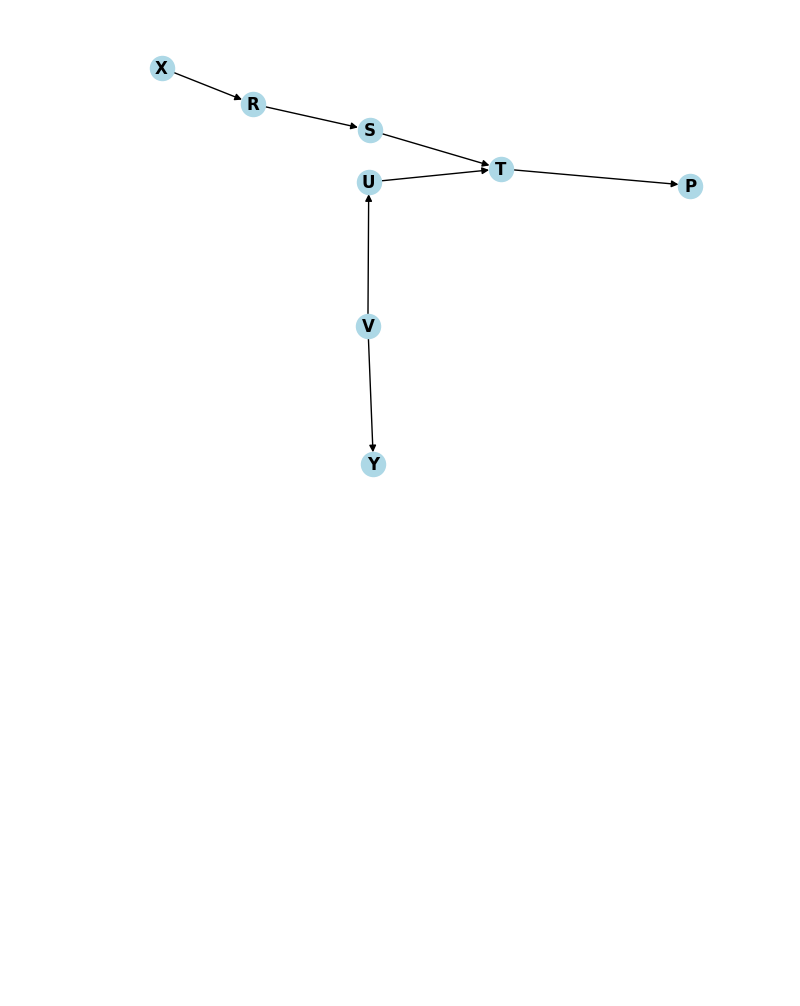
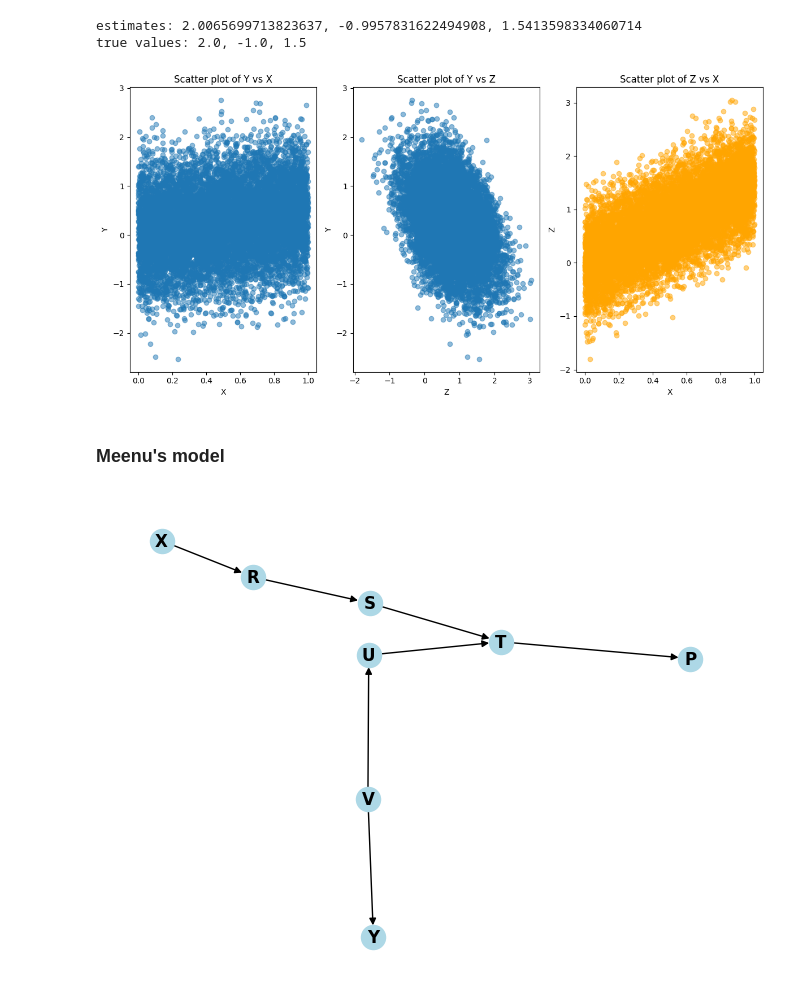
Before and after one commit to PNNL-CompBio/SERGIO, a Jupyter notebook: examples/cond_ind_test_ag.ipynb, the cells around one changed output. Saved outputs shown, nothing was run; the diff lists cells and outputs as text; code cells hidden in the pictures; blank space fills up the shorter version.

```diff
--- a/examples/cond_ind_test_ag.ipynb
+++ b/examples/cond_ind_test_ag.ipynb
@@ -7,3 +39,79 @@ import matplotlib.pyplot as plt
+# %%
+# Generate synthetic data, do linear regression, and plot it
+
+# Set a random seed for reproducibility
+np.random.seed(0)
+
+# Generate synthetic data
+n = 10000
+X = np.random.rand(n)
+epsilon_Z = np.random.randn(n) * 0.5  # smaller variance for the error term
+epsilon_Y = np.random.randn(n) * 0.5
+
+# Coefficients for the synthetic model
+beta_xz = 1.5
+beta_xy = 2.0
+beta_zy = -1.0
+
+# Generating Z and Y based on the model
+Z = beta_xz * X + epsilon_Z
+Y = beta_xy * X + beta_zy * Z + epsilon_Y
+
+# Perform linear regression to estimate the beta values
+
+# Prepare the data for regression
+XZ = np.column_stack((X, Z))
+XZ_with_intercept = sm.add_constant(XZ)  # add an intercept term
+
+# Perform linear regression for Y on X and Z
+model_Y = sm.OLS(Y, XZ_with_intercept).fit()
+
+# Extracting estimated coefficients
+estimated_beta_xy = model_Y.params[1]  # Coefficient for X
+estimated_beta_zy = model_Y.params[2]  # Coefficient for Z
+
+# The coefficient for X in the Z model needs to be estimated separately
+model_Z = sm.OLS(Z, sm.add_constant(X)).fit()
+estimated_beta_xz = model_Z.params[1]  # Coefficient for X in Z model
+
+# Displaying the estimated coefficients
+estimated_beta_xy, estimated_beta_zy, estimated_beta_xz
+print(f'estimates: {estimated_beta_xy}, {estimated_beta_zy}, {estimated_beta_xz}')
+print(f'true values: {beta_xy}, {beta_zy}, {beta_xz}')
+
+
+# Plotting the data
+plt.figure(figsize=(12, 6))
+
+# Scatter plot for X and Y
+plt.subplot(1, 3, 1)
+plt.scatter(X, Y, alpha=0.5)
+plt.xlabel('X')
+plt.ylabel('Y')
+plt.title('Scatter plot of Y vs X')
+
+# Scatter plot for Z and Y
+plt.subplot(1, 3, 2)
+plt.scatter(Z, Y, alpha=0.5)
+plt.xlabel('Z')
+plt.ylabel('Y')
+plt.title('Scatter plot of Y vs Z')
+
+# Scatter plot for X and Z
+plt.subplot(1, 3, 3)
+plt.scatter(X, Z, alpha=0.5, color='orange')
+plt.xlabel('X')
+plt.ylabel('Z')
+plt.title('Scatter plot of Z vs X')
+
+plt.tight_layout()
+plt.show()
+# %% [output]
+estimates: 2.0065699713823637, -0.9957831622494908, 1.5413598334060714
+true values: 2.0, -1.0, 1.5
+[figure, added]
+# %% [markdown]
+### Meenu's model
 # %%
 # graph: X -> R -> S -> T <- U <- V -> Y, T -> P
 # graph edges:
```
Also changed, not shown: parts of 5 cells of this notebook.
